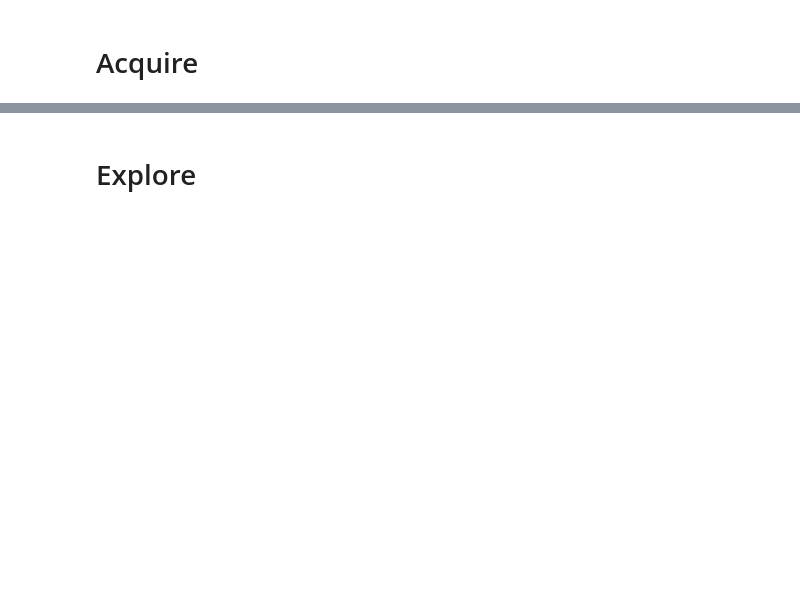
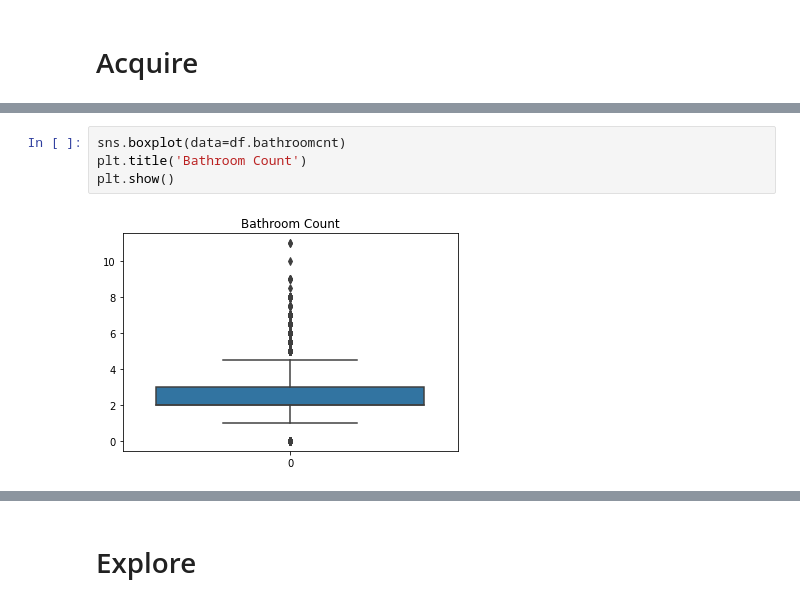
Before and after one commit to natasharivers/Zillow_Regression_Project, a Jupyter notebook: Initial Notebook.ipynb, the cells around one changed output, grey strips where cells are left out. Drawn from its saved outputs; the diff is of its cells as text; blank space fills up the shorter version.

```diff
--- a/Initial Notebook.ipynb
+++ b/Initial Notebook.ipynb
@@ -66,0 +171,6 @@ X_test -> (3578, 8)
+# %%
+sns.boxplot(data=df.bathroomcnt)
+plt.title('Bathroom Count')
+plt.show()
+# %% [output]
+[figure, added]
```
Also changed, not shown: parts of 42 cells of this notebook.
